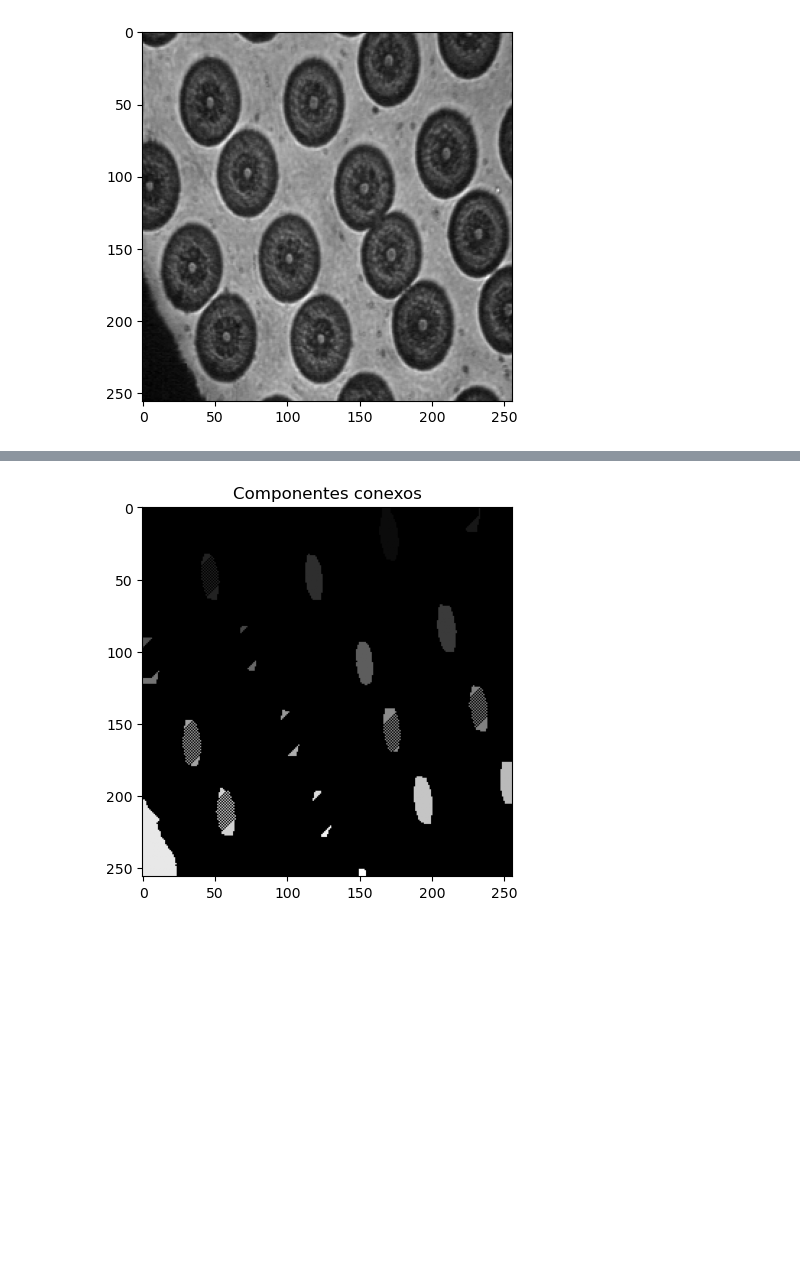
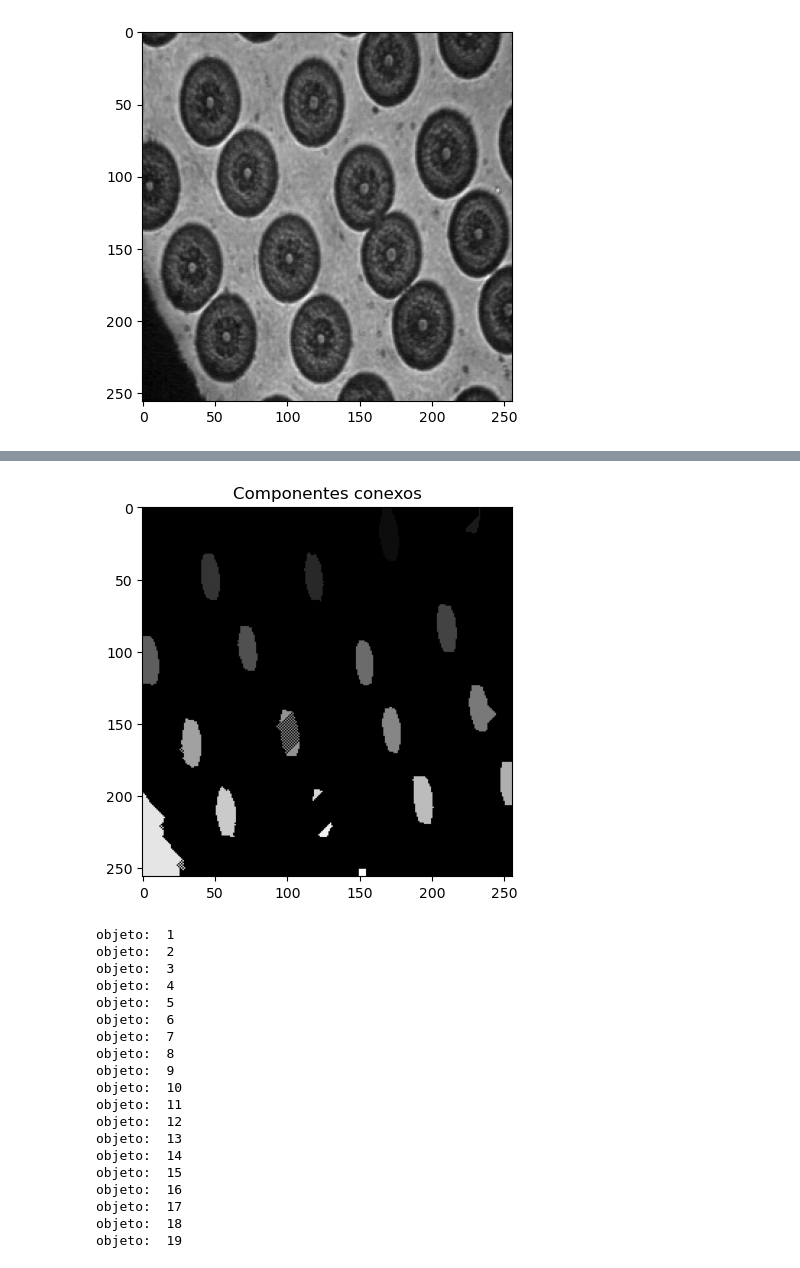
Before and after one commit to GabrielGomez9898/imagenes_vision, a Jupyter notebook: taller_6/etiquetado_objetos.ipynb, the cells around one changed output, grey strips where cells are left out. Saved outputs shown, nothing was run; the diff lists cells and outputs as text; code cells hidden in the pictures; blank space fills up the shorter version.

Commit message:
ajuste en etiquetado de objetos

```diff
--- a/taller_6/etiquetado_objetos.ipynb
+++ b/taller_6/etiquetado_objetos.ipynb
@@ -12,7 +12,7 @@ plt.show()
 #Umbralice esta imagen de forma tal que las células del fondo sean separadas (umbral entre 55 y 70), y calcule su negativo.
 
 #Umbralizar
-retval, umbralizada = cv2.threshold(image, 60, 255, cv2.THRESH_BINARY)
+retval, umbralizada = cv2.threshold(image, 67, 255, cv2.THRESH_BINARY)
 
 plt.imshow(umbralizada, cmap="gray")
 plt.title("umbralizada")
@@ -91,12 +96,36 @@ plt.show()
 # %%
 #Etiquete la imagen y visualice el resultado. Determine cuántas células enteras fueron detectadas
 
-from skimage.measure import label
+from skimage.measure import label, regionprops
 
 connected_components = label(eroded_image, background=0, connectivity=2)
 
 plt.imshow(connected_components, cmap="gray")
 plt.title("Componentes conexos")
 plt.show()
+
+regions = regionprops(connected_components)
+
+for r in regions:
+    print("objeto: ",r.label) # 19 objetos en total incluyendo el fondo
 # %% [output]
-[figure, old version]
+[figure, new version]
+objeto:  1
+objeto:  2
+objeto:  3
+objeto:  4
+objeto:  5
+objeto:  6
+objeto:  7
+objeto:  8
+objeto:  9
+objeto:  10
+objeto:  11
+objeto:  12
+objeto:  13
+objeto:  14
+objeto:  15
+objeto:  16
+objeto:  17
+objeto:  18
+objeto:  19
```
Also changed, not shown: parts of 3 cells of this notebook.
